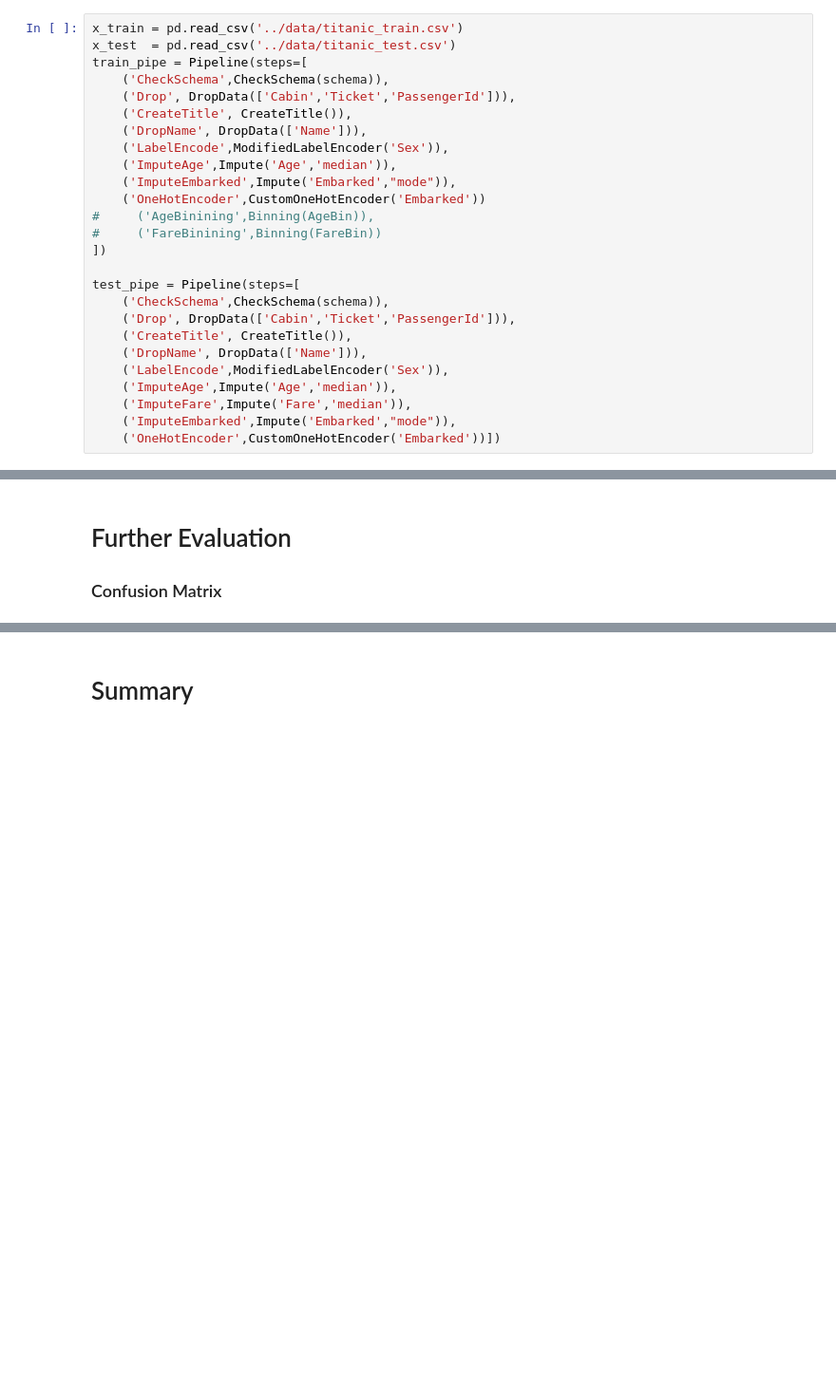
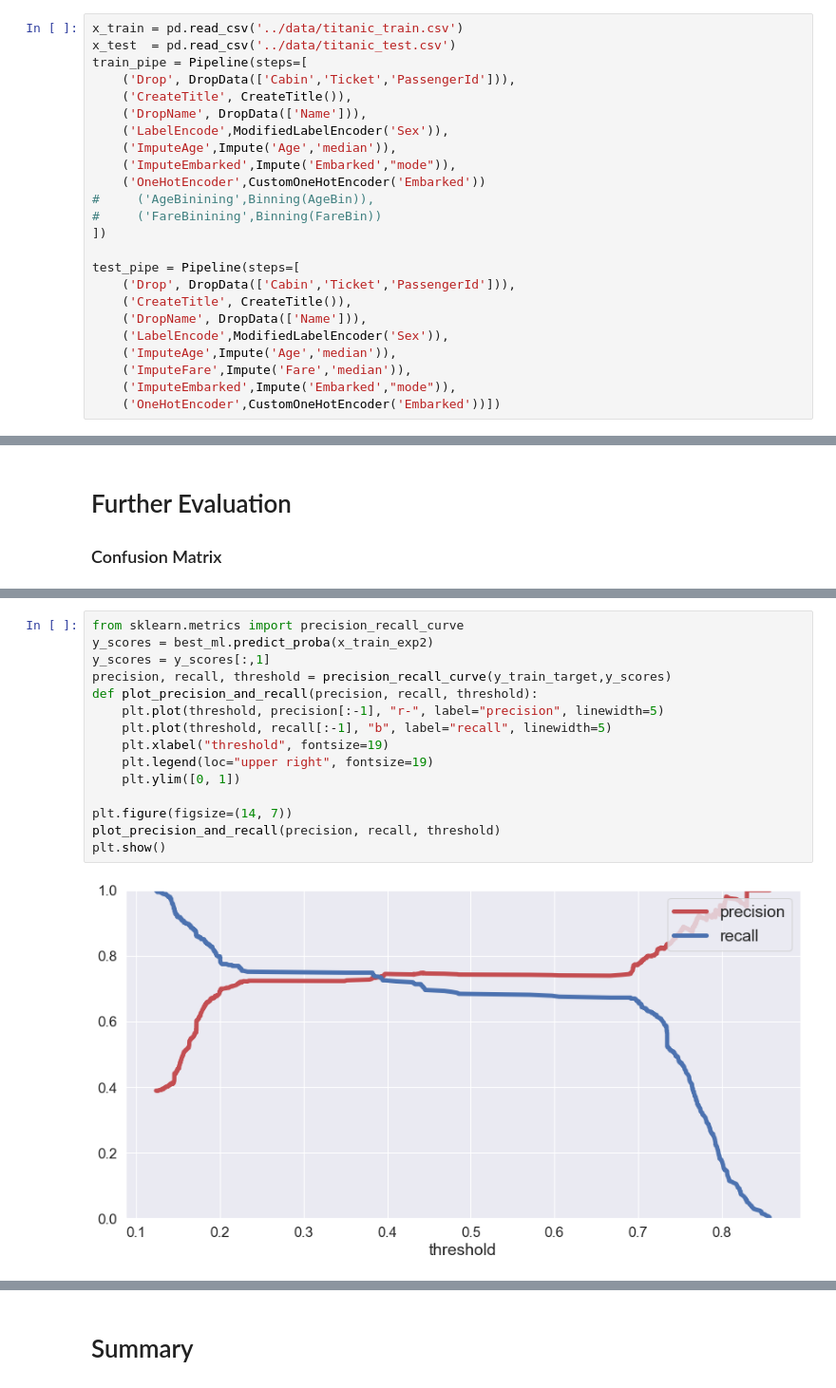
Before and after one commit to CertifaiAI/data-science-fundamentals, a Jupyter notebook: day_3/8S_End to End Example .ipynb, the cells around one changed output, grey strips where cells are left out. Shown at 95% size. Cells and saved outputs as stored; diff of their text form; blank space fills up the shorter version.

Commit message:
add precision recall curve

```diff
--- a/day_3/8S_End to End Example .ipynb
+++ b/day_3/8S_End to End Example .ipynb
@@ -1192,7 +1192,6 @@ class CheckSchema():
 x_train = pd.read_csv('../data/titanic_train.csv')
 x_test  = pd.read_csv('../data/titanic_test.csv')
 train_pipe = Pipeline(steps=[
-    ('CheckSchema',CheckSchema(schema)),
     ('Drop', DropData(['Cabin','Ticket','PassengerId'])),
     ('CreateTitle', CreateTitle()),
     ('DropName', DropData(['Name'])),
@@ -1205,7 +1204,6 @@ train_pipe = Pipeline(steps=[
 ])
 
 test_pipe = Pipeline(steps=[
-    ('CheckSchema',CheckSchema(schema)),
     ('Drop', DropData(['Cabin','Ticket','PassengerId'])),
     ('CreateTitle', CreateTitle()),
     ('DropName', DropData(['Name'])),
@@ -1608,0 +1637,17 @@ print("F1-Score:",f1_score(y_test_target, y_pred))
+# %%
+from sklearn.metrics import precision_recall_curve
+y_scores = best_ml.predict_proba(x_train_exp2)
+y_scores = y_scores[:,1]
+precision, recall, threshold = precision_recall_curve(y_train_target,y_scores)
+def plot_precision_and_recall(precision, recall, threshold):
+    plt.plot(threshold, precision[:-1], "r-", label="precision", linewidth=5)
+    plt.plot(threshold, recall[:-1], "b", label="recall", linewidth=5)
+    plt.xlabel("threshold", fontsize=19)
+    plt.legend(loc="upper right", fontsize=19)
+    plt.ylim([0, 1])
+
+plt.figure(figsize=(14, 7))
+plot_precision_and_recall(precision, recall, threshold)
+plt.show()
+# %% [output]
+[figure, added]
```
Also changed, not shown: parts of 12 cells of this notebook.
